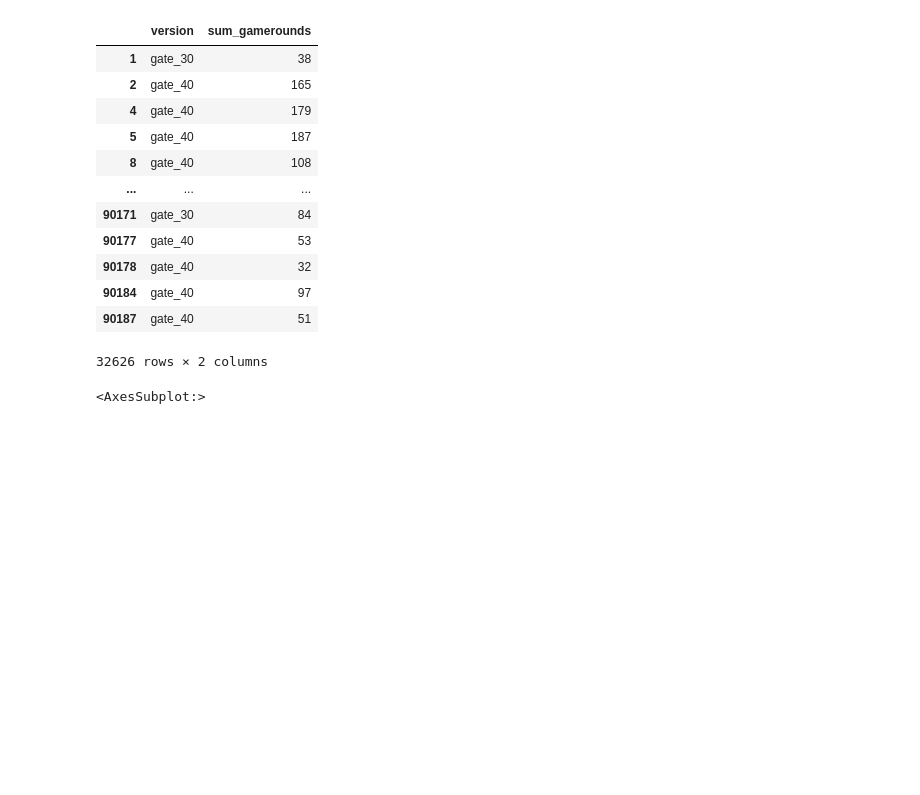
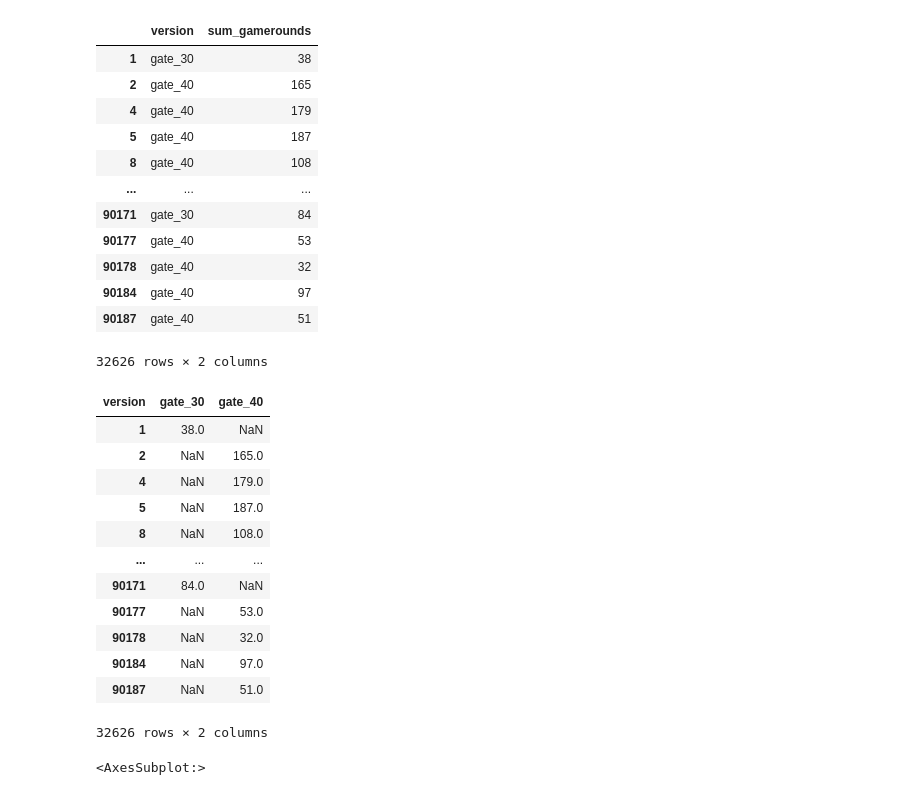
Before and after one commit to darenguyen/galletas-del-gato, a Jupyter notebook: Cookie_Cats.ipynb, the cells around one changed output. Drawn from its saved outputs; the diff is of its cells as text; code cells hidden in the pictures; blank space fills up the shorter version.

```diff
--- a/Cookie_Cats.ipynb
+++ b/Cookie_Cats.ipynb
@@ -69,9 +70,9 @@ len(gamerounds_by_version[gamerounds_by_version.sum_gamerounds == gamerounds_by_
 # %% [output]
 1
 # %%
-rev_cookiecats = gamerounds_by_version[gamerounds_by_version.sum_gamerounds < gamerounds_by_version.sum_gamerounds.max()]
-rev_cookiecats = rev_cookiecats[rev_cookiecats.sum_gamerounds > 30]
-rev_cookiecats
+rev_gr_byv = gamerounds_by_version[gamerounds_by_version.sum_gamerounds < gamerounds_by_version.sum_gamerounds.max()]
+rev_gr_byv = rev_gr_byv[rev_gr_byv.sum_gamerounds > 30]
+rev_gr_byv
 # %% [output]
 |  | version | sum_gamerounds |
 | 1 | gate_30 | 38 |
@@ -87,7 +88,22 @@ rev_cookiecats
 | 90187 | gate_40 | 51 |
 32626 rows × 2 columns
 # %%
-rev2cc = rev_cookiecats.pivot(values='sum_gamerounds',columns = 'version')
+rev2cc = rev_gr_byv.pivot(values='sum_gamerounds',columns = 'version')
+rev2cc
+# %% [output]
+| version | gate_30 | gate_40 |
+| 1 | 38.0 | NaN |
+| 2 | NaN | 165.0 |
+| 4 | NaN | 179.0 |
+| 5 | NaN | 187.0 |
+| 8 | NaN | 108.0 |
+| ... | ... | ... |
+| 90171 | 84.0 | NaN |
+| 90177 | NaN | 53.0 |
+| 90178 | NaN | 32.0 |
+| 90184 | NaN | 97.0 |
+| 90187 | NaN | 51.0 |
+32626 rows × 2 columns
 # %%
 rev2cc.boxplot()
 # %% [output]
```
Also changed, not shown: parts of 17 cells of this notebook.
